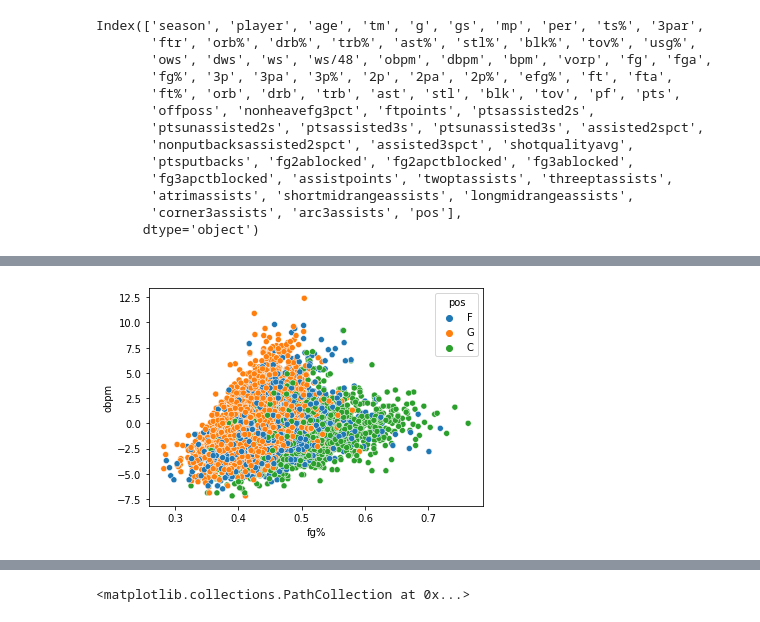
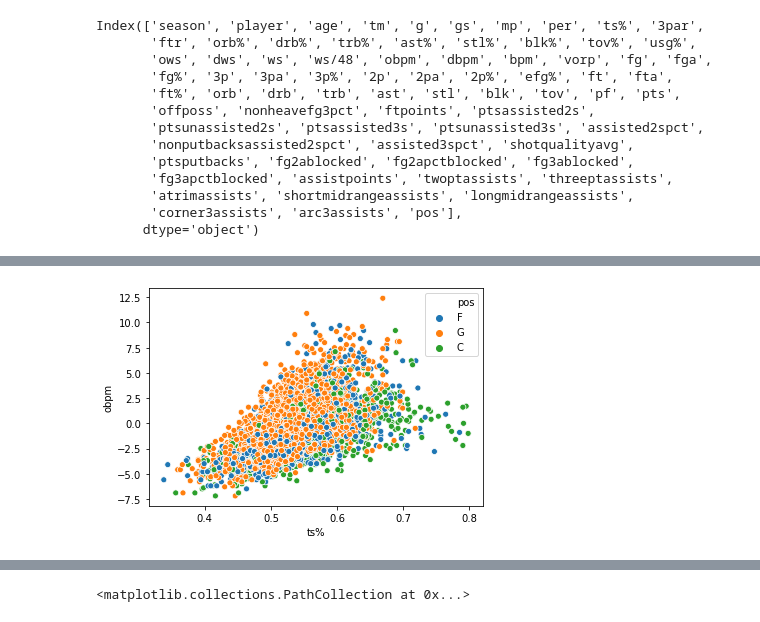
Before and after one commit to MAhram1/INFO-2950-Project, a Jupyter notebook: NBA_Data_Analysis.ipynb, the cells around one changed output, grey strips where cells are left out. Cells and saved outputs as stored; diff of their text form; code cells hidden in the pictures.

```diff
--- a/NBA_Data_Analysis.ipynb
+++ b/NBA_Data_Analysis.ipynb
@@ -186,13 +194,13 @@ Index(['season', 'player', 'age', 'tm', 'g', 'gs', 'mp', 'per', 'ts%', '3par',
 # %%
 # OBPM - Just getting ideas down, nothing great yet
 sns.scatterplot(
-    x = nba.loc[:,'fg%'],
+    x = nba.loc[:,'ts%'],
     y = nba.loc[:,'obpm'],
     hue = nba.pos
 )
 plt.show()
 # %% [output]
-[figure, old version]
+[figure, new version]
 # %%
 def corr_pos(xvar, yvar):
     colors = ['lightskyblue','tab:green','red']
```
Also changed, not shown: parts of 6 cells of this notebook.
